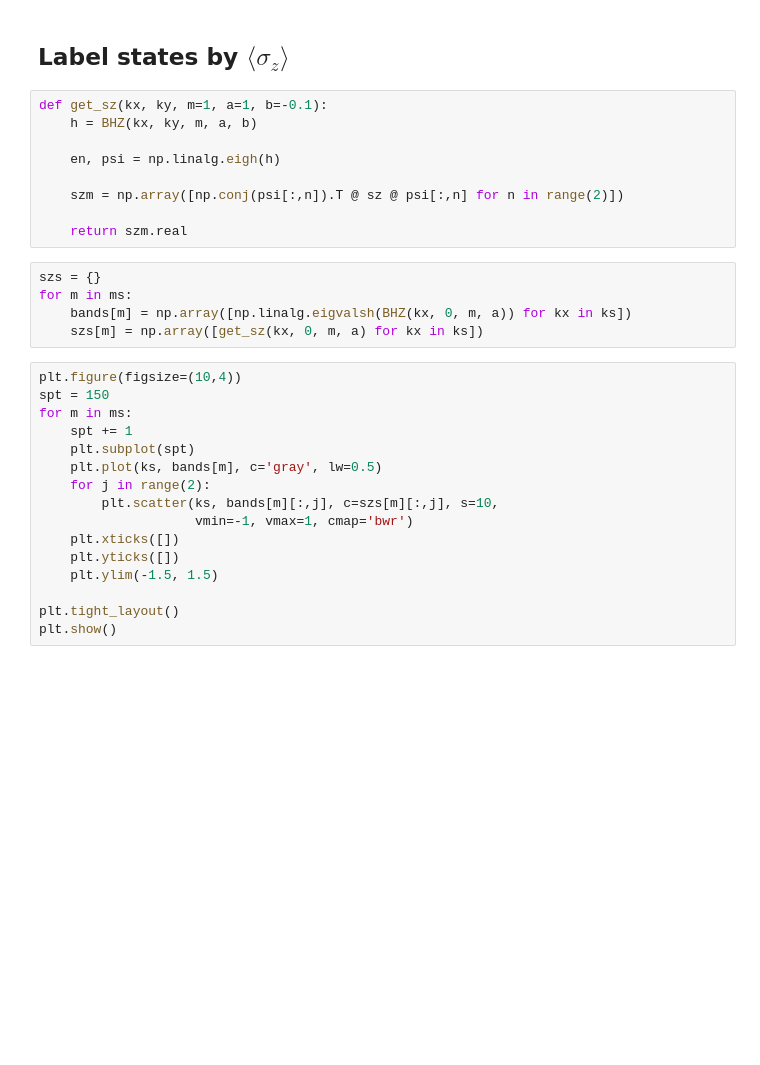
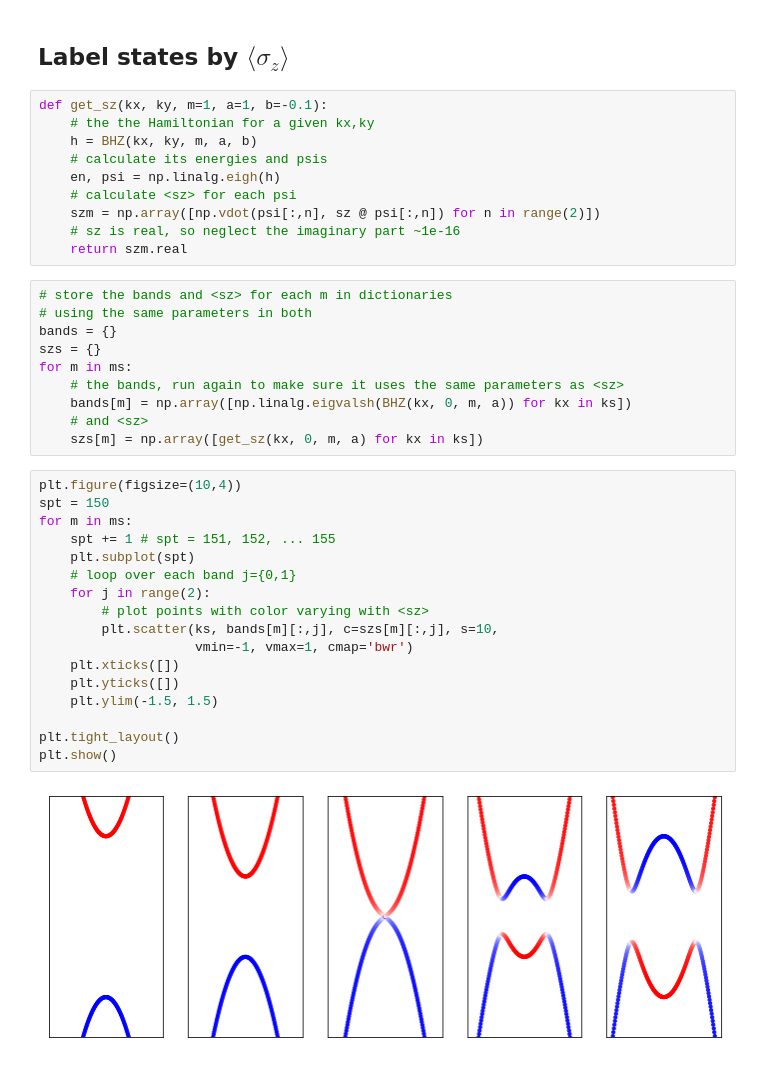
Before and after one commit to gersonjferreira/minicurso-ift-2021, a Jupyter notebook: BHZ/01 - The BHZ model.ipynb, the cells around one changed output. Saved outputs shown, nothing was run; the diff lists cells and outputs as text; blank space fills up the shorter version.

```diff
--- a/BHZ/01 - The BHZ model.ipynb
+++ b/BHZ/01 - The BHZ model.ipynb
@@ -85,31 +97,40 @@ plt.show()
 ## Label states by $\langle \sigma_z \rangle$
 # %%
 def get_sz(kx, ky, m=1, a=1, b=-0.1):
+    # the the Hamiltonian for a given kx,ky
     h = BHZ(kx, ky, m, a, b)
-
+    # calculate its energies and psis
     en, psi = np.linalg.eigh(h)
-
-    szm = np.array([np.conj(psi[:,n]).T @ sz @ psi[:,n] for n in range(2)])
-
+    # calculate <sz> for each psi
+    szm = np.array([np.vdot(psi[:,n], sz @ psi[:,n]) for n in range(2)])
+    # sz is real, so neglect the imaginary part ~1e-16
     return szm.real
 # %%
+# store the bands and <sz> for each m in dictionaries
+# using the same parameters in both
+bands = {}
 szs = {}
 for m in ms:
+    # the bands, run again to make sure it uses the same parameters as <sz>
     bands[m] = np.array([np.linalg.eigvalsh(BHZ(kx, 0, m, a)) for kx in ks])
+    # and <sz>
     szs[m] = np.array([get_sz(kx, 0, m, a) for kx in ks])
 # %%
 plt.figure(figsize=(10,4))
 spt = 150
 for m in ms:
-    spt += 1
+    spt += 1 # spt = 151, 152, ... 155
     plt.subplot(spt)
-    plt.plot(ks, bands[m], c='gray', lw=0.5)
+    # loop over each band j={0,1}
     for j in range(2):
+        # plot points with color varying with <sz>
         plt.scatter(ks, bands[m][:,j], c=szs[m][:,j], s=10,
                     vmin=-1, vmax=1, cmap='bwr')
     plt.xticks([])
     plt.yticks([])
     plt.ylim(-1.5, 1.5)
 
 plt.tight_layout()
 plt.show()
+# %% [output]
+[figure, added]
```
Also changed, not shown: parts of 3 cells of this notebook, 3 other files.
